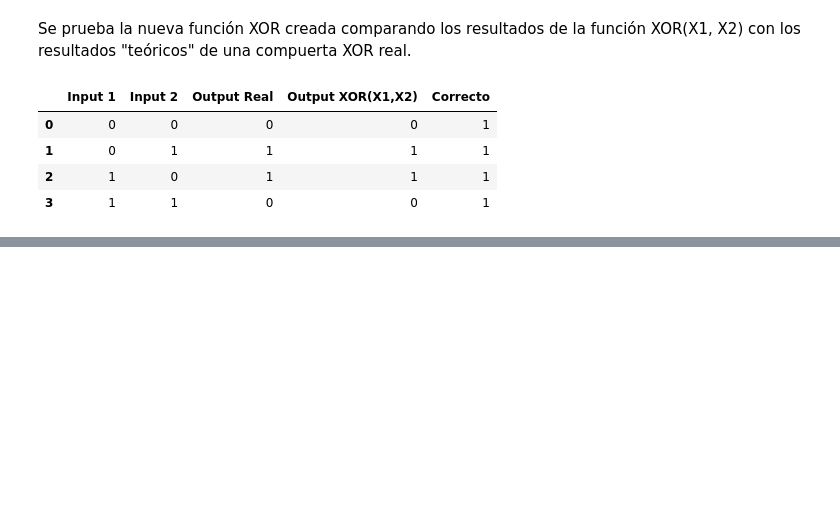
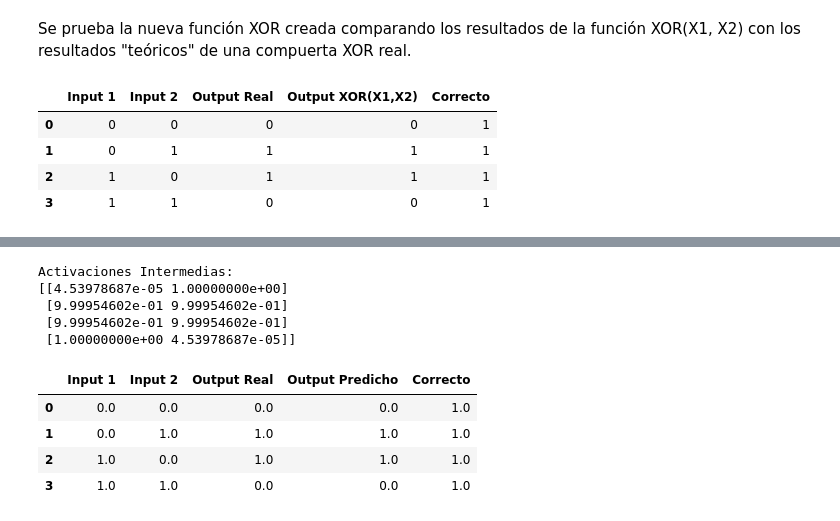
Before and after one commit to eddysanoli-galileo/Statistical-Learning-II, a Jupyter notebook: Notebooks/Clase 6 - XOR Composición de Perceptrones.ipynb, the cells around one changed output, grey strips where cells are left out. Cells and saved outputs as stored; diff of their text form; code cells hidden in the pictures; blank space fills up the shorter version.

Commit message:
Ejercicio - XOR ahora con una red neuronal

```diff
--- a/Notebooks/Clase 6 - XOR Composición de Perceptrones.ipynb
+++ b/Notebooks/Clase 6 - XOR Composición de Perceptrones.ipynb
@@ -326,0 +330,60 @@ df
+# %%
+def sigmoid(X):
+  return 1/(1+np.exp(-X))
+
+def XOR_ForwardProp(X):
+
+    # Dims X: (Nx2)
+    # Dims Wc1: (2x2) o (2 Entradas x 2 Neuronas Intermedias)
+    Wc1 = np.array([[ 20,-20],
+                    [ 20,-20]])
+
+    # Bias de capa 1
+    B1 = np.array([[-10, 30]])
+
+    # Dims Wc2: (2x1) o (2 Neuronas Intermedias x 1 Neurona de Salida)
+    Wc2 = np.array([[20, 20]]).T
+
+    # Bias de capa 2
+    B2 = -30
+
+    # Cálculos de forward propagation
+    # Dims H: (Nx2)(2x2) = (Nx2)
+    H = sigmoid(np.matmul(X, Wc1) + B1)
+
+    # Activaciones intermedias
+    print(f"Activaciones Intermedias: \n{H}")
+
+    # Dims Y: (Nx2)(2x1) = (Nx1)
+    Y = sigmoid(np.matmul(H, Wc2) + B2)
+
+    return Y, H
+
+# Se declara el vector de entrada y salida de un XOR (tabla de verdad XOR)
+X = np.array([[0,0],
+              [0,1],
+              [1,0],
+              [1,1]])
+Y = np.array([[0],[1],[1],[0]])
+
+# Predicción de la función de salida
+Y_pred, H = XOR_ForwardProp(X)
+Y_pred = np.around(Y_pred)
+
+# Se concatenan los datos en un array y se convierten a un dataframe
+DataArray = np.hstack((X, Y, Y_pred, Y == Y_pred))
+df = pd.DataFrame(DataArray, columns=['Input 1', ' Input 2', 'Output Real', 'Output Predicho', 'Correcto'])
+
+# Se presentan los resultados de la predicción
+df
+# %% [output]
+Activaciones Intermedias:
+[[4.53978687e-05 1.00000000e+00]
+ [9.99954602e-01 9.99954602e-01]
+ [9.99954602e-01 9.99954602e-01]
+ [1.00000000e+00 4.53978687e-05]]
+|  | Input 1 | Input 2 | Output Real | Output Predicho | Correcto |
+| 0 | 0.0 | 0.0 | 0.0 | 0.0 | 1.0 |
+| 1 | 0.0 | 1.0 | 1.0 | 1.0 | 1.0 |
+| 2 | 1.0 | 0.0 | 1.0 | 1.0 | 1.0 |
+| 3 | 1.0 | 1.0 | 0.0 | 0.0 | 1.0 |
```
Also changed, not shown: parts of 4 cells of this notebook, 1 other file.
